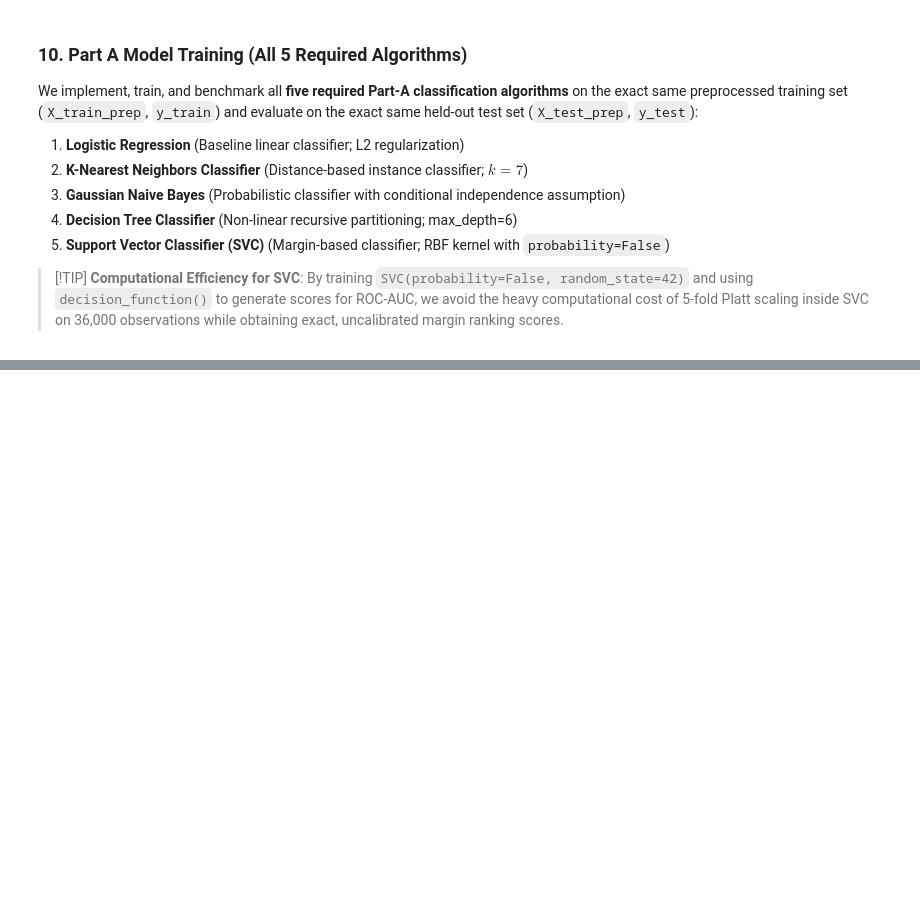
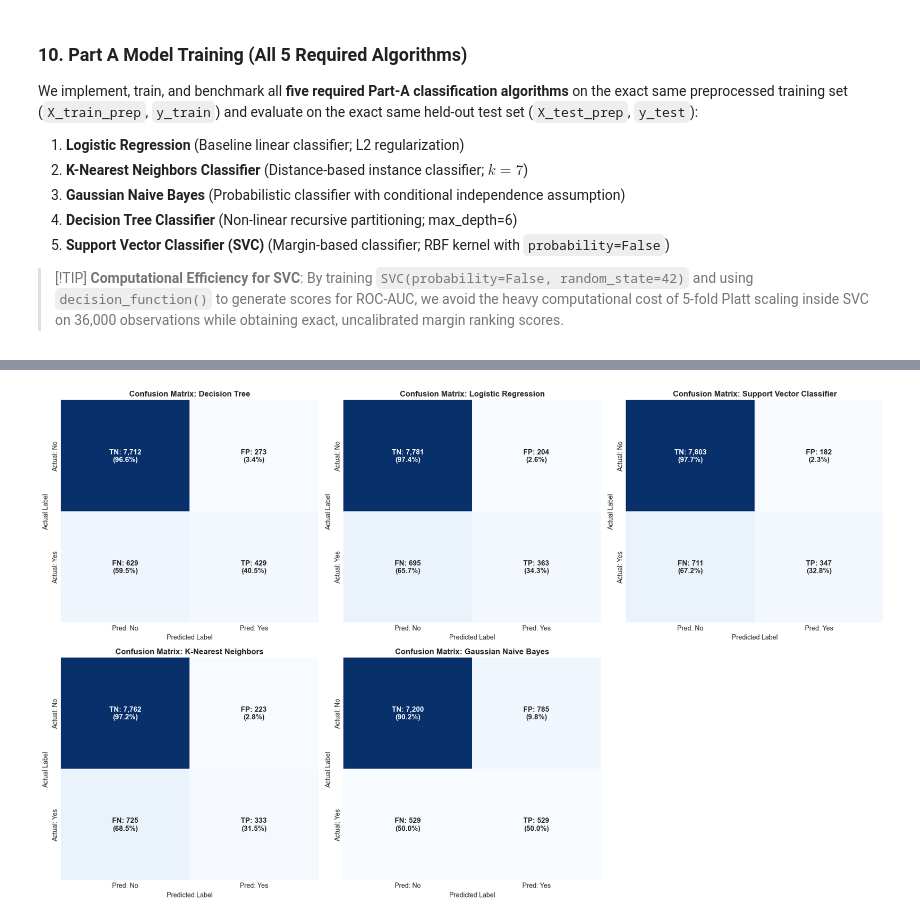
Before and after one commit to Ne-Ran/Machine-Learning-Capstone-Project, a Jupyter notebook: Notebooks/classification.ipynb, the cells around one changed output, grey strips where cells are left out. Drawn from its saved outputs; the diff is of its cells as text; code cells hidden in the pictures; blank space fills up the shorter version.

Commit message:
Add classification evaluation and confusion matrices

```diff
--- a/Notebooks/classification.ipynb
+++ b/Notebooks/classification.ipynb
@@ -645,0 +654,40 @@ train_and_eval_classifier('Support Vector Classifier', SVC(C=1.0, kernel='rbf',
+# %%
+fig, axes = plt.subplots(2, 3, figsize=(18, 11))
+axes = axes.flatten()
+
+model_names_order = [
+    'Decision Tree', 'Logistic Regression', 'Support Vector Classifier',
+    'K-Nearest Neighbors', 'Gaussian Naive Bayes'
+]
+
+for idx, name in enumerate(model_names_order):
+    ax = axes[idx]
+    preds = test_preds[name]
+    cm = confusion_matrix(y_test, preds)
+
+    # Calculate cell percentages
+    cm_pct = (cm.astype('float') / cm.sum(axis=1)[:, np.newaxis]) * 100
+
+    # Formatted annotation labels
+    annot = np.array([
+        [f"TN: {cm[0,0]:,}\n({cm_pct[0,0]:.1f}%)", f"FP: {cm[0,1]:,}\n({cm_pct[0,1]:.1f}%)"],
+        [f"FN: {cm[1,0]:,}\n({cm_pct[1,0]:.1f}%)", f"TP: {cm[1,1]:,}\n({cm_pct[1,1]:.1f}%)"]
+    ])
+
+    sns.heatmap(
+        cm, annot=annot, fmt='', cmap='Blues', cbar=False, ax=ax,
+        annot_kws={'fontsize': 11, 'fontweight': 'bold'},
+        xticklabels=['Pred: No', 'Pred: Yes'],
+        yticklabels=['Actual: No', 'Actual: Yes']
+    )
+    ax.set_title(f'Confusion Matrix: {name}', fontsize=12, fontweight='bold')
+    ax.set_xlabel('Predicted Label', fontsize=10)
+    ax.set_ylabel('Actual Label', fontsize=10)
+
+# Hide the unused 6th subplot
+axes[-1].axis('off')
+
+plt.tight_layout()
+plt.show()
+# %% [output]
+[figure, added]
```
Also changed, not shown: parts of 7 cells of this notebook.
